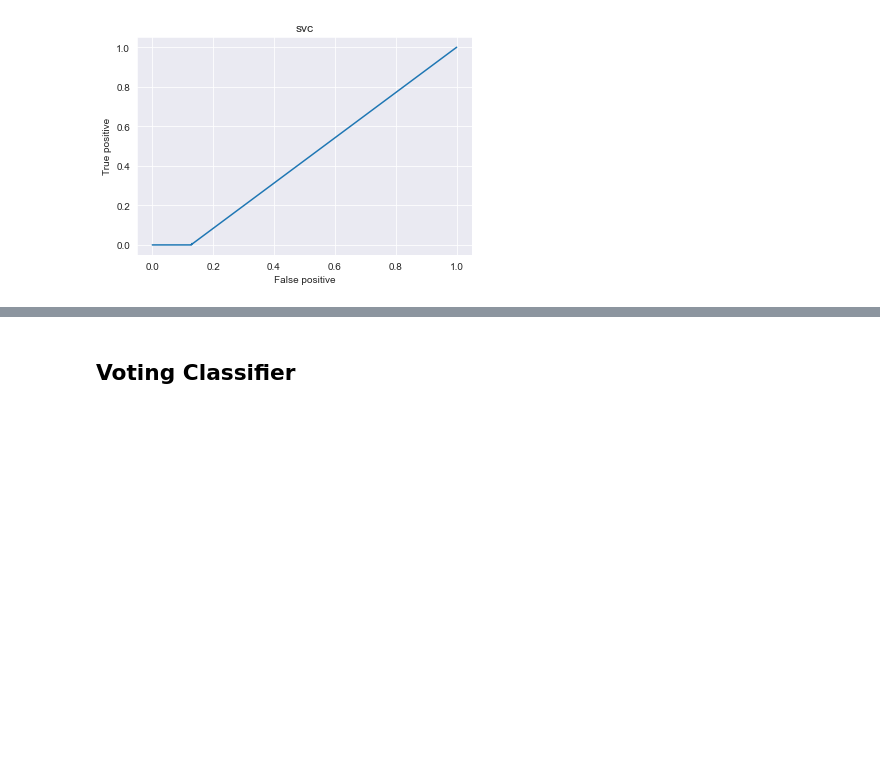
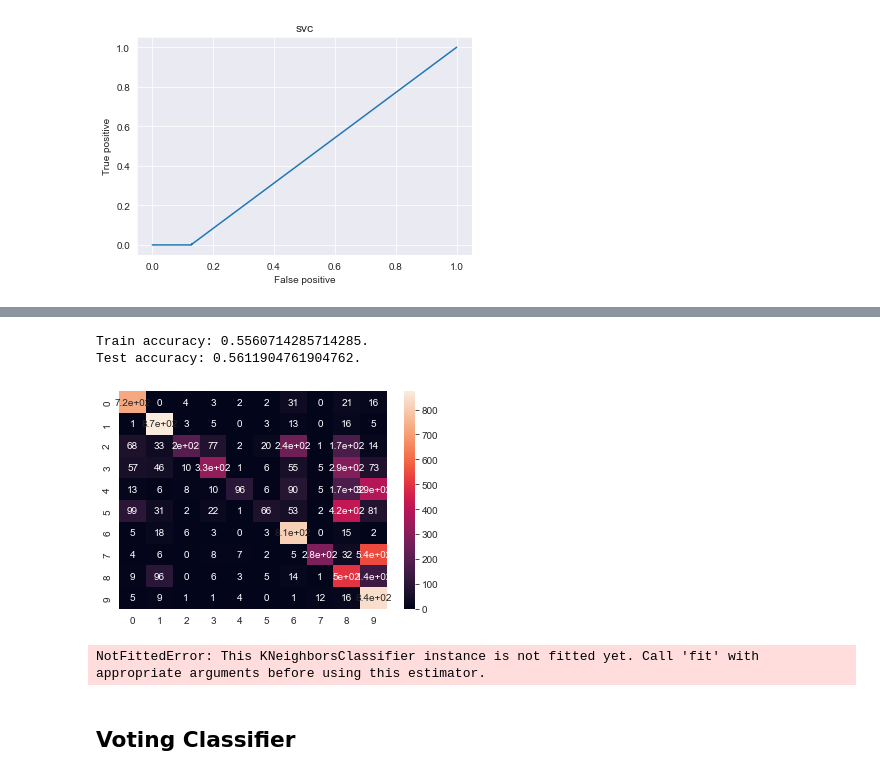
Before and after one commit to Im-Rises/digit_recognizer_ml, a Jupyter notebook: main_kaggle.ipynb, the cells around one changed output, grey strips where cells are left out. Saved outputs shown, nothing was run; the diff lists cells and outputs as text; code cells hidden in the pictures; blank space fills up the shorter version.

Commit message:
Added models

```diff
--- a/main_kaggle.ipynb
+++ b/main_kaggle.ipynb
@@ -190,8 +190,8 @@ print_confusion_matrix(y_test, y_pred_test)
 from sklearn.metrics import roc_curve
 
 # ROC curve
-def print_roc_curve(X_test, y_test, name, title):
-    y_pred_prob = knn.predict_proba(X_test)[:,1]
+def print_roc_curve(model, X_test, y_test, name, title):
+    y_pred_prob = model.predict_proba(X_test)[:,1]
     fpr, tpr, thresholds = roc_curve(y_test,y_pred_prob , pos_label=9)
     plt.plot(fpr, tpr, label=name)
     plt.xlabel("False positive")
@@ -279,3 +267,20 @@ print_roc_curve(X_test, y_test, "DecisionTreeClassifier", "dtc")
+# %%
+from sklearn.naive_bayes import GaussianNB
+
+gnb = GaussianNB()
+gnb.fit(X_train, y_train)
+
+y_pred_train = gnb.predict(X_train)
+y_pred_test = gnb.predict(X_test)
+
+print_scores(y_train, y_test, y_pred_train, y_pred_test)
+print_confusion_matrix(y_test, y_pred_test)
+print_roc_curve(X_test, y_test, "DecisionTreeClassifier", "dtc")
+# %% [output]
+Train accuracy: 0.5560714285714285.
+Test accuracy: 0.5611904761904762.
+[figure, added]
+NotFittedError: This KNeighborsClassifier instance is not fitted yet. Call 'fit' with appropriate arguments before using this estimator.
 # %% [markdown]
 ## Voting Classifier
 # %%
```
Also changed, not shown: parts of 5 cells of this notebook.
